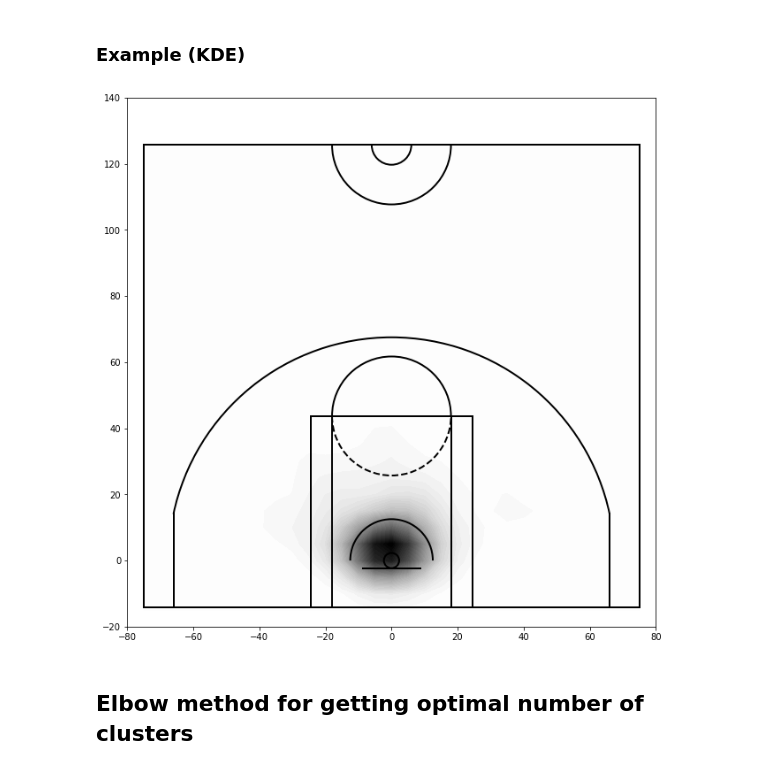
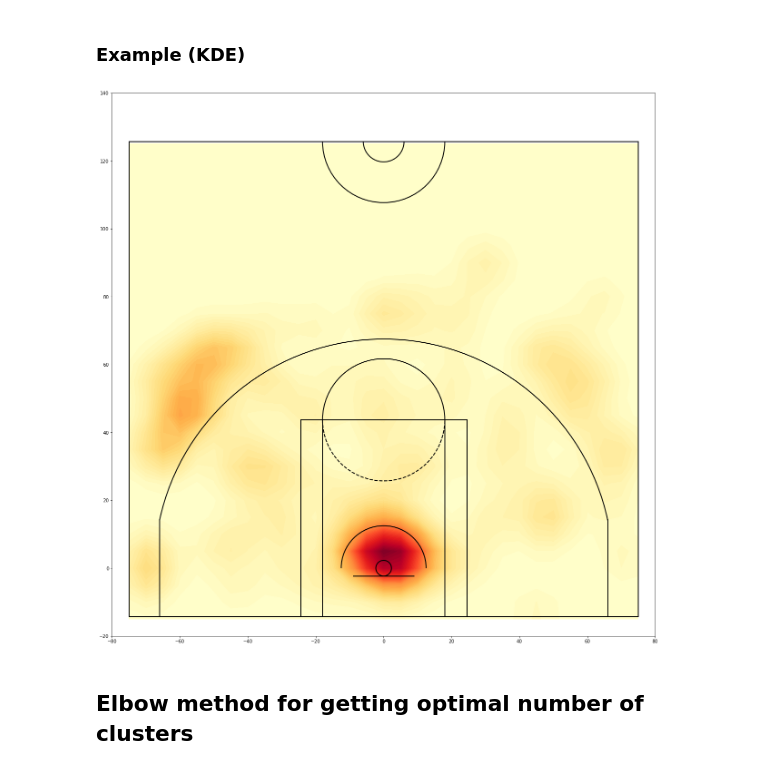
Before and after one commit to benhur07b/ms-thesis-spatial-analysis-shooting-philippine-basketball, a Jupyter notebook: code/python/analysis-and-visualization/analysis-and-visualization.ipynb, the cells around one changed output. Drawn from its saved outputs; the diff is of its cells as text; code cells hidden in the pictures.

```diff
--- a/code/python/analysis-and-visualization/analysis-and-visualization.ipynb
+++ b/code/python/analysis-and-visualization/analysis-and-visualization.ipynb
@@ -198,31 +211,31 @@ players = fg_df['player'].value_counts().index[:pidx]
 # %% [markdown]
 ### Example (KDE)
 # %%
-shooter = fg_df[fg_df.player=='B. Akhuetie']
+shooter = fg_df[fg_df.player=='Ju. Gomez de Liaño']
 locs =  get_locations(shooter)
 xgrid, ygrid = generate_xy_grids((-75,76,5), (-15,126,5))
 xy = np.vstack([xgrid.ravel(), ygrid.ravel()]).T
 z = get_kde_court(locs, xy, bandwidth=5.0, kernel='gaussian').reshape(xgrid.shape)
 
 levels = np.linspace(0, z.max(), 50)
 
-plt.figure(figsize=(12,11))
-plt.contourf(xgrid, ygrid, z, levels=levels, cmap=plt.cm.binary)
+plt.figure(figsize=(24,22))
+plt.contourf(xgrid, ygrid, z, levels=levels, cmap=plt.cm.YlOrRd)
 # plt.scatter(shooter.x, shooter.y, c='red', s=1)
 
 # plt.contourf(xgrid, ygrid, z, levels=levels, cmap=plt.cm.Blues)
 # plt.scatter(shooter.x, shooter.y, c='blue', s=1)
 
 draw_court(outer_lines=True)
 
 plt.xlim(-80,80)
 plt.ylim(-20, 140)
 plt.gca().set_aspect('equal', adjustable='box')
 plt.gca().set_facecolor('#ffffff')
 
 plt.show()
 # %% [output]
-[figure, old version]
+[figure, new version]
 # %% [markdown]
 ## Elbow method for getting optimal number of clusters
 # %%
```
Also changed, not shown: parts of 9 cells of this notebook, 10 other files.
